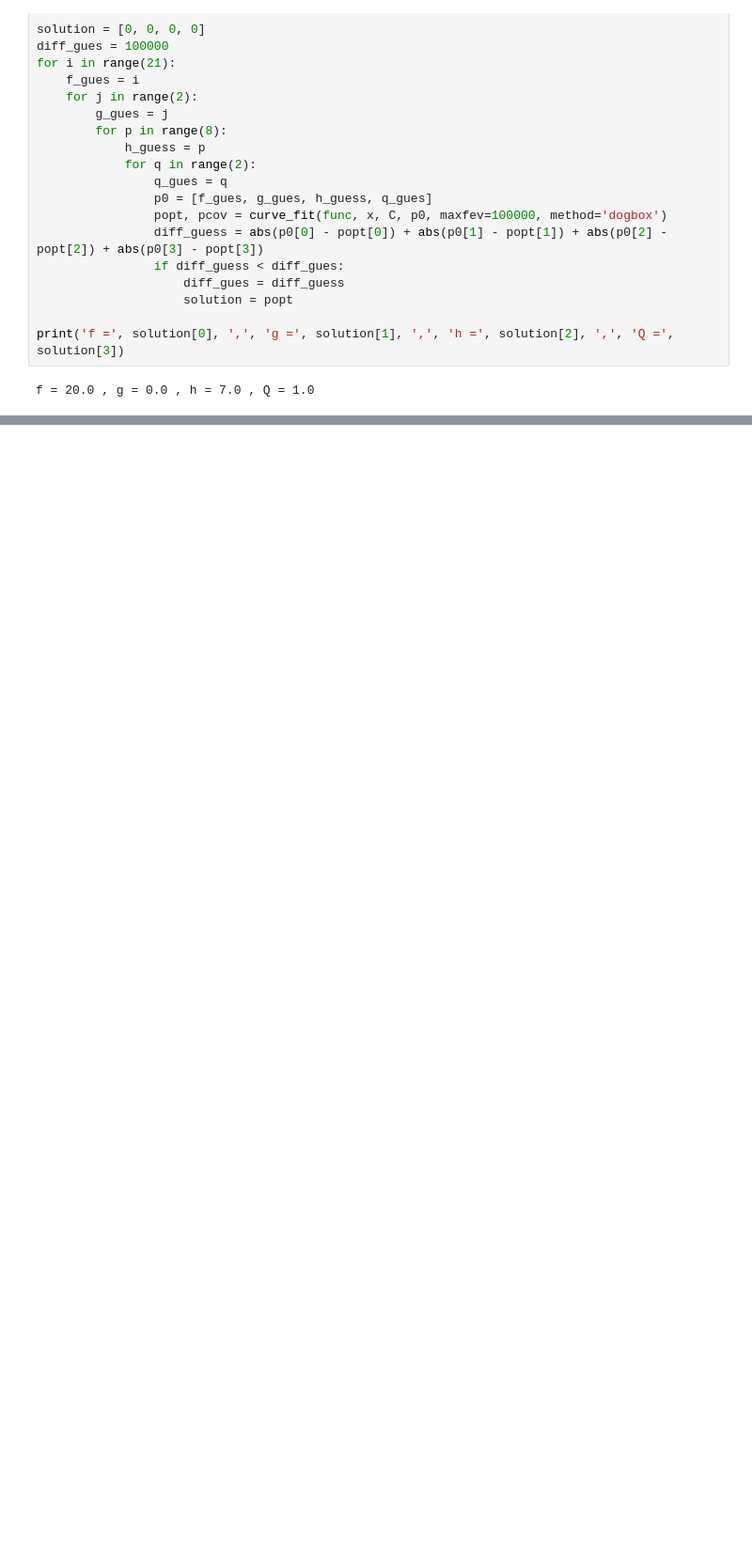
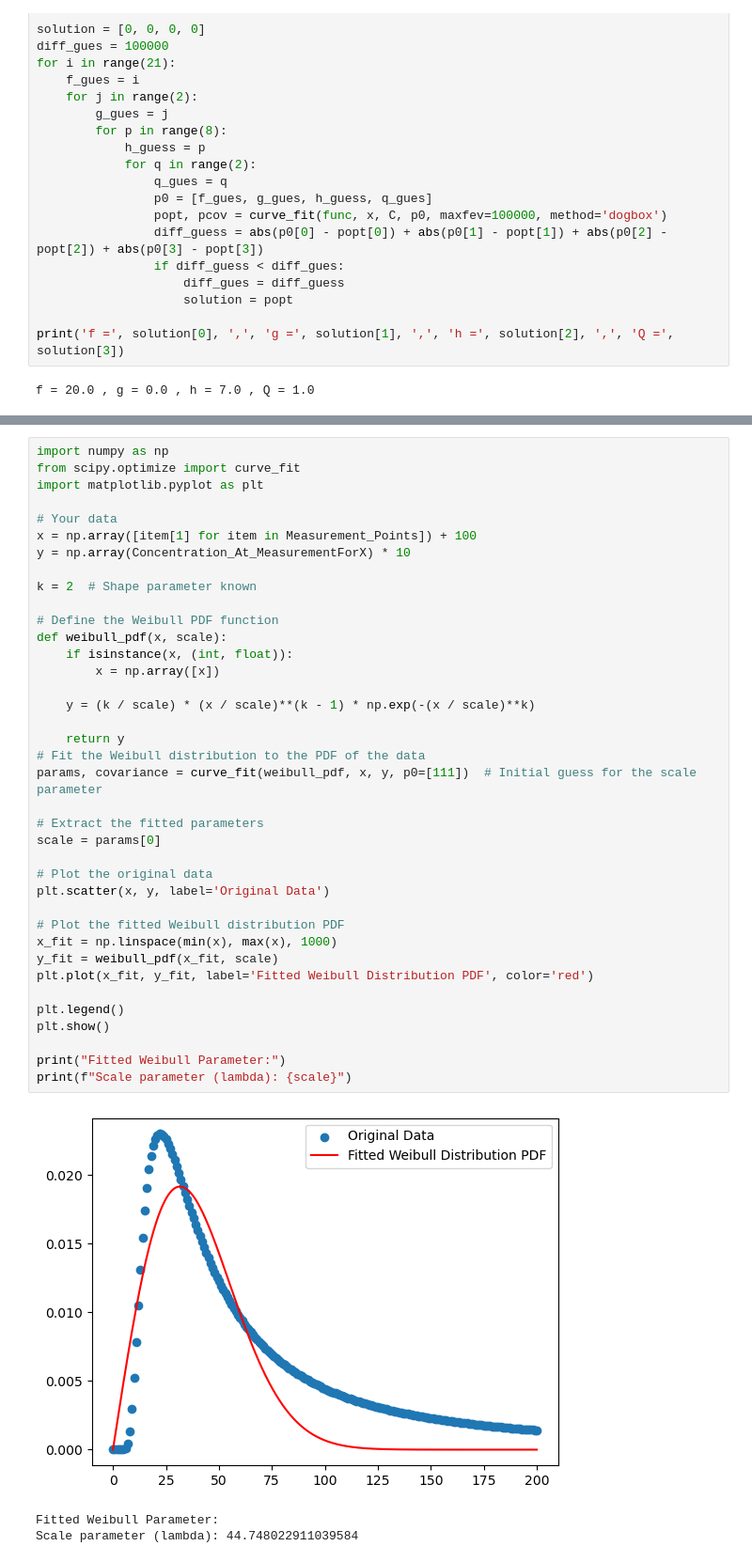
Before and after one commit to karina-regina/Expo7, a Jupyter notebook: PYTHON/estimation_gas_leak_location.ipynb, the cells around one changed output, grey strips where cells are left out. Shown at 94% size. Cells and saved outputs as stored; diff of their text form; blank space fills up the shorter version.

```diff
--- a/PYTHON/estimation_gas_leak_location.ipynb
+++ b/PYTHON/estimation_gas_leak_location.ipynb
@@ -148,0 +276,42 @@ f = 20.0 , g = 0.0 , h = 7.0 , Q = 1.0
+# %%
+import numpy as np
+from scipy.optimize import curve_fit
+import matplotlib.pyplot as plt
+
+# Your data
+x = np.array([item[1] for item in Measurement_Points]) + 100
+y = np.array(Concentration_At_MeasurementForX) * 10
+
+k = 2  # Shape parameter known
+
+# Define the Weibull PDF function
+def weibull_pdf(x, scale):
+    if isinstance(x, (int, float)):
+        x = np.array([x])
+
+    y = (k / scale) * (x / scale)**(k - 1) * np.exp(-(x / scale)**k)
+
+    return y
+# Fit the Weibull distribution to the PDF of the data
+params, covariance = curve_fit(weibull_pdf, x, y, p0=[111])  # Initial guess for the scale parameter
+
+# Extract the fitted parameters
+scale = params[0]
+
+# Plot the original data
+plt.scatter(x, y, label='Original Data')
+
+# Plot the fitted Weibull distribution PDF
+x_fit = np.linspace(min(x), max(x), 1000)
+y_fit = weibull_pdf(x_fit, scale)
+plt.plot(x_fit, y_fit, label='Fitted Weibull Distribution PDF', color='red')
+
+plt.legend()
+plt.show()
+
+print("Fitted Weibull Parameter:")
+print(f"Scale parameter (lambda): {scale}")
+# %% [output]
+[figure, added]
+Fitted Weibull Parameter:
+Scale parameter (lambda): 44.748022911039584
```
Also changed, not shown: parts of 7 cells of this notebook, 1 other file.
